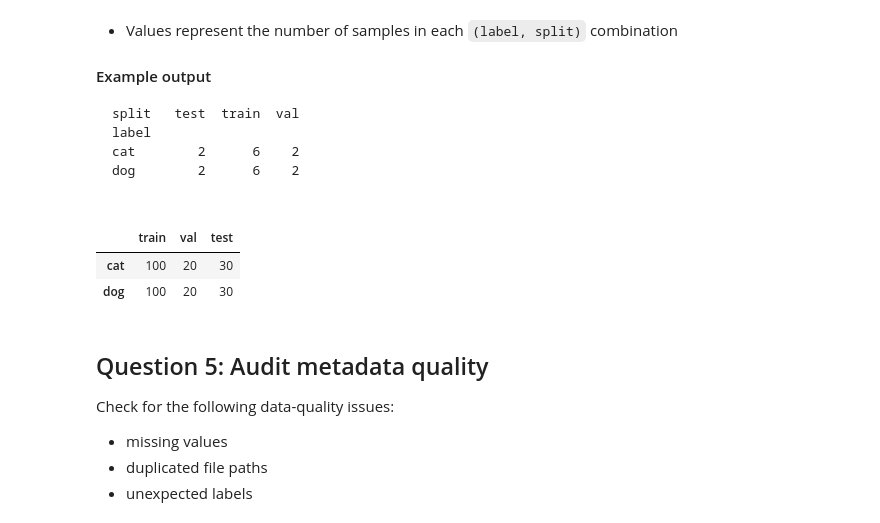
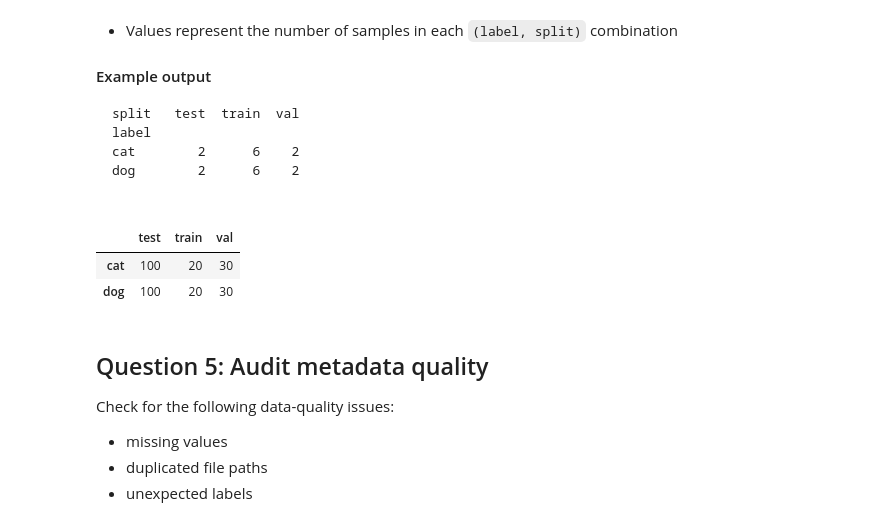
Before and after one commit to vgu-dsai-2026/lab-2-pandas-104240080DA-1, a Jupyter notebook: notebook.ipynb, the cells around one changed output. Cells and saved outputs as stored; diff of their text form; code cells hidden in the pictures.

```diff
--- a/notebook.ipynb
+++ b/notebook.ipynb
@@ -271,21 +271,21 @@ dog        2      6    2
 # %%
 def build_label_split_table(frame: pd.DataFrame) -> pd.DataFrame:
     # TODO: return a label-by-split count table (labels as rows, splits as columns).
-
+    fr = frame.copy()
     example = pd.DataFrame(
         {
-            "train": {"cat": 100, "dog": 100},
-            "val": {"cat": 20, "dog": 20},
-            "test": {"cat": 30, "dog": 30},
+            "test": {"cat": 100, "dog": 100},
+            "train": {"cat": 20, "dog": 20},
+            "val": {"cat": 30, "dog": 30},
         }
     )
     return example
     raise NotImplementedError("Build the label-by-split count table.")
 
 label_split_table = build_label_split_table(df)
 display(label_split_table)
 # %% [output]
-|  | train | val | test |
+|  | test | train | val |
 | cat | 100 | 20 | 30 |
 | dog | 100 | 20 | 30 |
 # %% [markdown]
```
Also changed, not shown: parts of 4 cells of this notebook.
